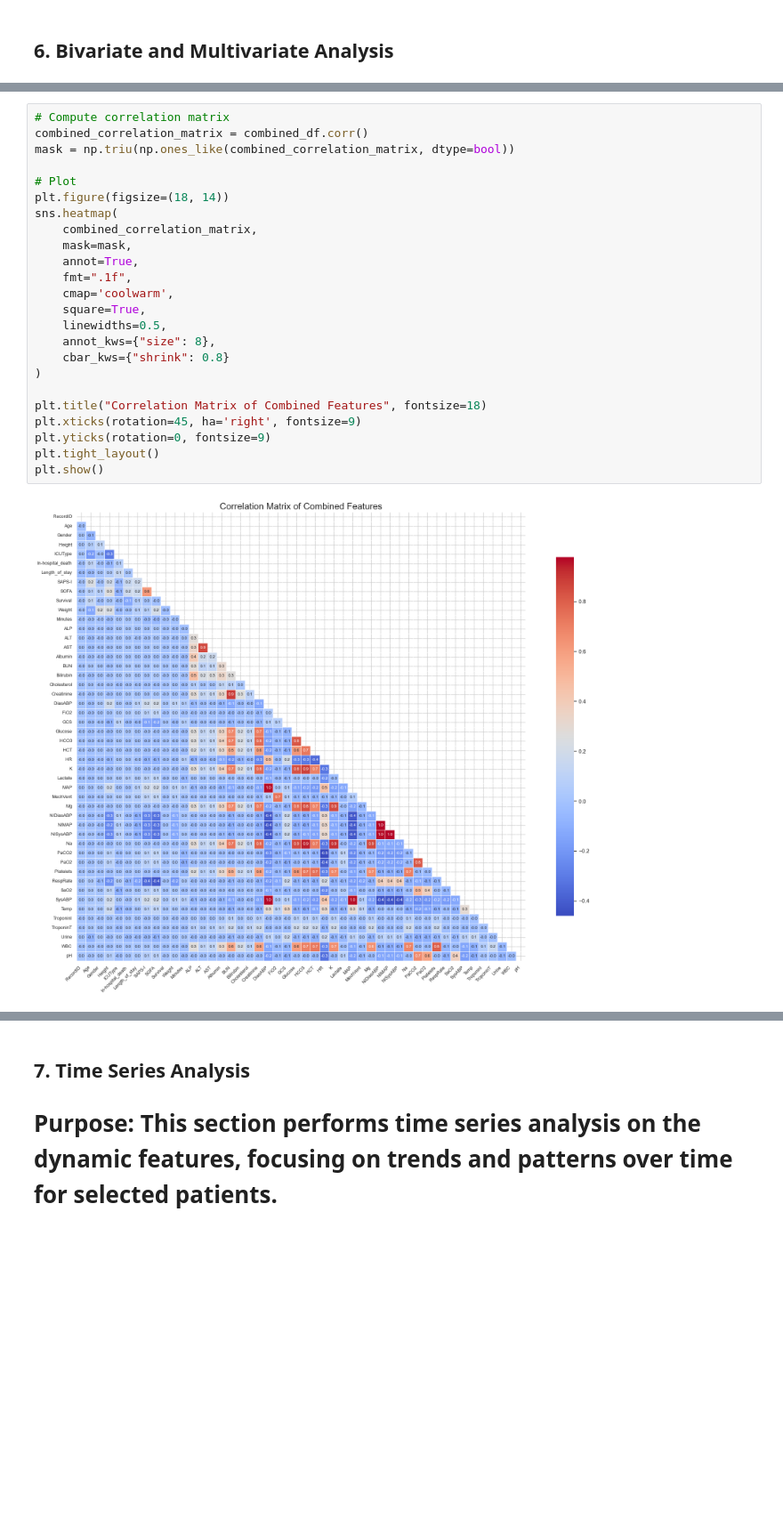
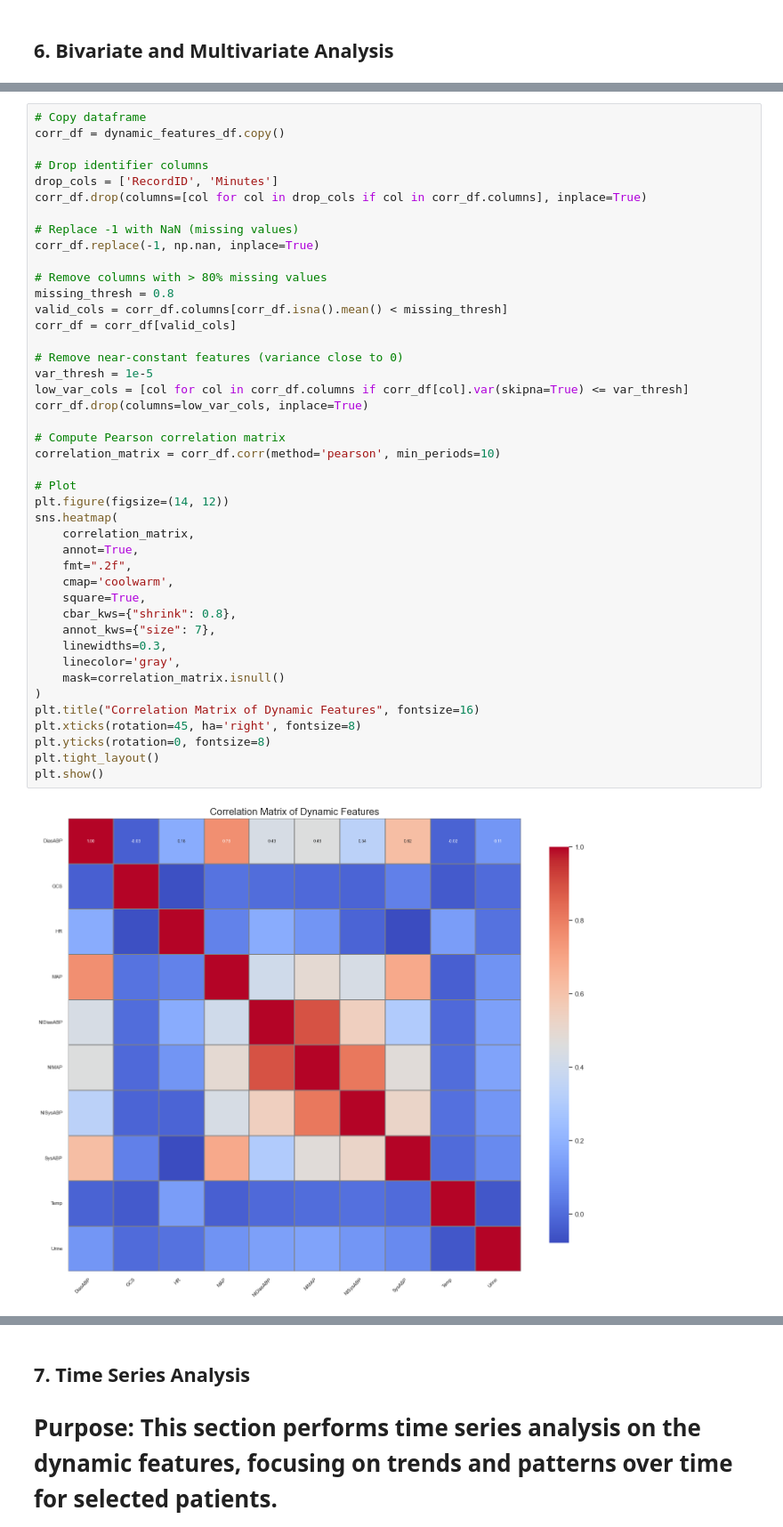
Before and after one commit to suvoganguli/AAI590_CapstoneProject, a Jupyter notebook: notebooks/02b_TimeSeries_Data_EDA.ipynb, the cells around one changed output, grey strips where cells are left out. Shown at 89% size. Drawn from its saved outputs; the diff is of its cells as text; blank space fills up the shorter version.

Commit message:
updated time series EDA correlation plots

```diff
--- a/notebooks/02b_TimeSeries_Data_EDA.ipynb
+++ b/notebooks/02b_TimeSeries_Data_EDA.ipynb
@@ -720,26 +750,45 @@ Elevated MAP and RespRate (ρ ≈ 0.1–0.2)
 # %%
-# Compute correlation matrix
-combined_correlation_matrix = combined_df.corr()
-mask = np.triu(np.ones_like(combined_correlation_matrix, dtype=bool))
+# Copy dataframe
+corr_df = dynamic_features_df.copy()
+
+# Drop identifier columns
+drop_cols = ['RecordID', 'Minutes']
+corr_df.drop(columns=[col for col in drop_cols if col in corr_df.columns], inplace=True)
+
+# Replace -1 with NaN (missing values)
+corr_df.replace(-1, np.nan, inplace=True)
+
+# Remove columns with > 80% missing values
+missing_thresh = 0.8
+valid_cols = corr_df.columns[corr_df.isna().mean() < missing_thresh]
+corr_df = corr_df[valid_cols]
+
+# Remove near-constant features (variance close to 0)
+var_thresh = 1e-5
+low_var_cols = [col for col in corr_df.columns if corr_df[col].var(skipna=True) <= var_thresh]
+corr_df.drop(columns=low_var_cols, inplace=True)
+
+# Compute Pearson correlation matrix
+correlation_matrix = corr_df.corr(method='pearson', min_periods=10)
 
 # Plot
-plt.figure(figsize=(18, 14))
+plt.figure(figsize=(14, 12))
 sns.heatmap(
-    combined_correlation_matrix,
-    mask=mask,
+    correlation_matrix,
     annot=True,
-    fmt=".1f",
+    fmt=".2f",
     cmap='coolwarm',
     square=True,
-    linewidths=0.5,
-    annot_kws={"size": 8},
-    cbar_kws={"shrink": 0.8}
+    cbar_kws={"shrink": 0.8},
+    annot_kws={"size": 7},
+    linewidths=0.3,
+    linecolor='gray',
+    mask=correlation_matrix.isnull()
 )
-
-plt.title("Correlation Matrix of Combined Features", fontsize=18)
-plt.xticks(rotation=45, ha='right', fontsize=9)
-plt.yticks(rotation=0, fontsize=9)
+plt.title("Correlation Matrix of Dynamic Features", fontsize=16)
+plt.xticks(rotation=45, ha='right', fontsize=8)
+plt.yticks(rotation=0, fontsize=8)
 plt.tight_layout()
 plt.show()
 # %% [output]
-[figure, old version]
+[figure, new version]
```
Also changed, not shown: parts of 7 cells of this notebook.
